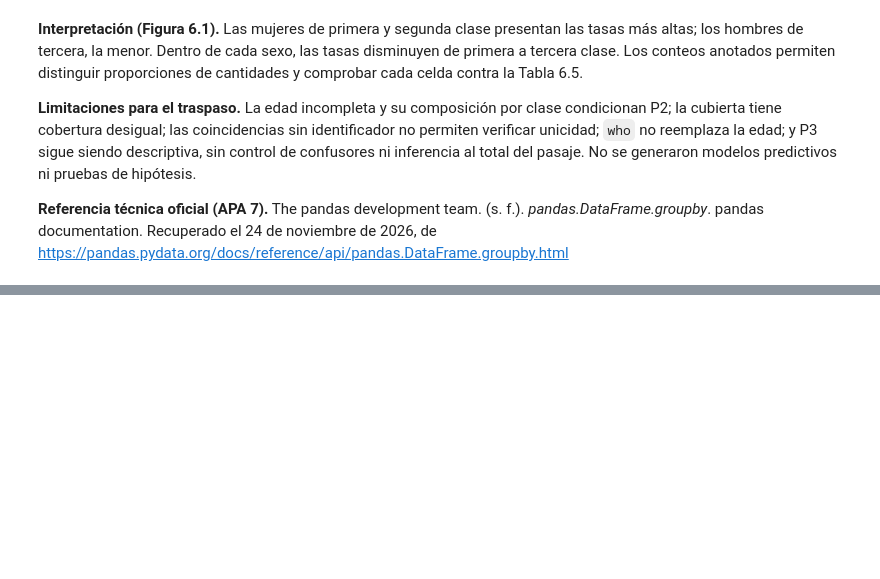
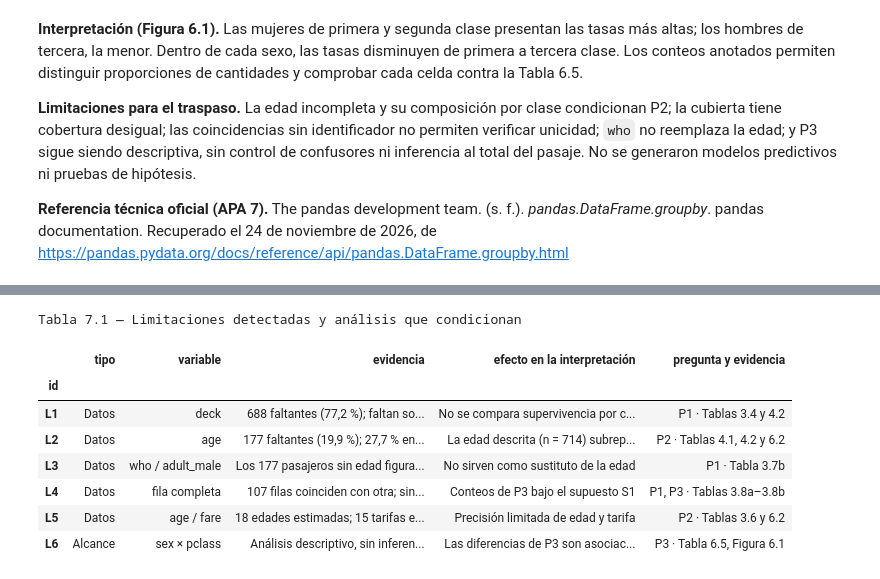
Before and after one commit to joserodriguezc/exploracioninteligentededatos, a Jupyter notebook: sumativa1/notebooks/mcdi503_f1_sumativo_grupo10.ipynb, the cells around one changed output, grey strips where cells are left out. Drawn from its saved outputs; the diff is of its cells as text; code cells hidden in the pictures; blank space fills up the shorter version.

Commit message:
Bloque 3: secciones VII-VIII, apartados VI-VII del informe y bibliografía completa

```diff
--- a/sumativa1/notebooks/mcdi503_f1_sumativo_grupo10.ipynb
+++ b/sumativa1/notebooks/mcdi503_f1_sumativo_grupo10.ipynb
@@ -744,0 +753,45 @@ plt.show()
+# %%
+def pct(valor):
+    """Porcentaje con coma decimal, igual que en la narrativa del notebook."""
+    return f"{valor:.1f}".replace(".", ",")
+
+
+edad_falt_clase = df_raw.groupby("pclass")["age"].apply(lambda s: s.isna().mean() * 100)
+limitaciones = pd.DataFrame(
+    [
+        ["L1", "Datos", "deck",
+         f"{df_raw['deck'].isna().sum()} faltantes ({pct(df_raw['deck'].isna().mean() * 100)} %); "
+         f"faltan sobre todo en 2.ª y 3.ª clase",
+         "No se compara supervivencia por cubierta", "P1 · Tablas 3.4 y 4.2"],
+        ["L2", "Datos", "age",
+         f"{df_raw['age'].isna().sum()} faltantes ({pct(df_raw['age'].isna().mean() * 100)} %); "
+         f"{pct(edad_falt_clase[3])} % en 3.ª clase frente a {pct(edad_falt_clase[2])} % en 2.ª",
+         "La edad descrita (n = 714) subrepresenta a 3.ª clase", "P2 · Tablas 4.1, 4.2 y 6.2"],
+        ["L3", "Datos", "who / adult_male",
+         f"Los {df_raw['age'].isna().sum()} pasajeros sin edad figuran como adultos",
+         "No sirven como sustituto de la edad", "P1 · Tabla 3.7b"],
+        ["L4", "Datos", "fila completa",
+         f"{df_raw.duplicated().sum()} filas coinciden con otra; sin ID no es verificable",
+         "Conteos de P3 bajo el supuesto S1", "P1, P3 · Tablas 3.8a–3.8b"],
+        ["L5", "Datos", "age / fare",
+         f"{int(((df_raw['age'] >= 1) & (df_raw['age'] % 1 == 0.5)).sum())} edades estimadas; "
+         f"{int(df_raw['fare'].eq(0).sum())} tarifas en cero; libras de 1912 sin ajuste",
+         "Precisión limitada de edad y tarifa", "P2 · Tablas 3.6 y 6.2"],
+        ["L6", "Alcance", "sex × pclass",
+         "Análisis descriptivo, sin inferencia ni control de confusores",
+         "Las diferencias de P3 son asociaciones de esta muestra", "P3 · Tabla 6.5, Figura 6.1"],
+    ],
+    columns=["id", "tipo", "variable", "evidencia", "efecto en la interpretación", "pregunta y evidencia"],
+).set_index("id")
+print("Tabla 7.1 — Limitaciones detectadas y análisis que condicionan")
+display(limitaciones)
+# %% [output]
+Tabla 7.1 — Limitaciones detectadas y análisis que condicionan
+|  | tipo | variable | evidencia | efecto en la interpretación | pregunta y evidencia |
+| id |  |  |  |  |  |
+| L1 | Datos | deck | 688 faltantes (77,2 %); faltan so... | No se compara supervivencia por c... | P1 · Tablas 3.4 y 4.2 |
+| L2 | Datos | age | 177 faltantes (19,9 %); 27,7 % en... | La edad descrita (n = 714) subrep... | P2 · Tablas 4.1, 4.2 y 6.2 |
+| L3 | Datos | who / adult_male | Los 177 pasajeros sin edad figura... | No sirven como sustituto de la edad | P1 · Tabla 3.7b |
+| L4 | Datos | fila completa | 107 filas coinciden con otra; sin... | Conteos de P3 bajo el supuesto S1 | P1, P3 · Tablas 3.8a–3.8b |
+| L5 | Datos | age / fare | 18 edades estimadas; 15 tarifas e... | Precisión limitada de edad y tarifa | P2 · Tablas 3.6 y 6.2 |
+| L6 | Alcance | sex × pclass | Análisis descriptivo, sin inferen... | Las diferencias de P3 son asociac... | P3 · Tabla 6.5, Figura 6.1 |
```
Also changed, not shown: parts of 14 cells of this notebook, 2 other files.
